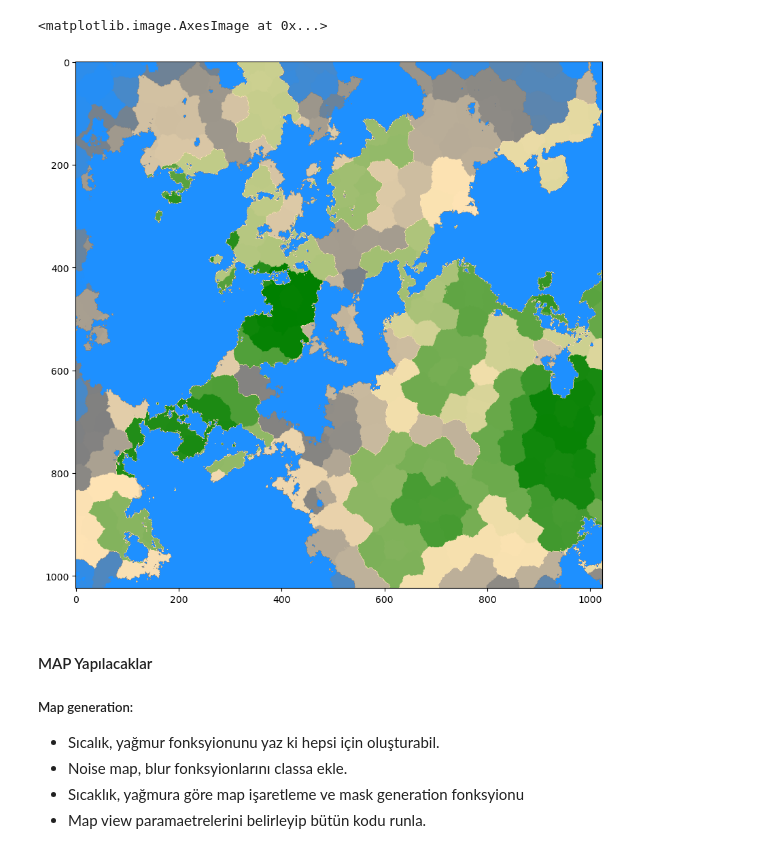
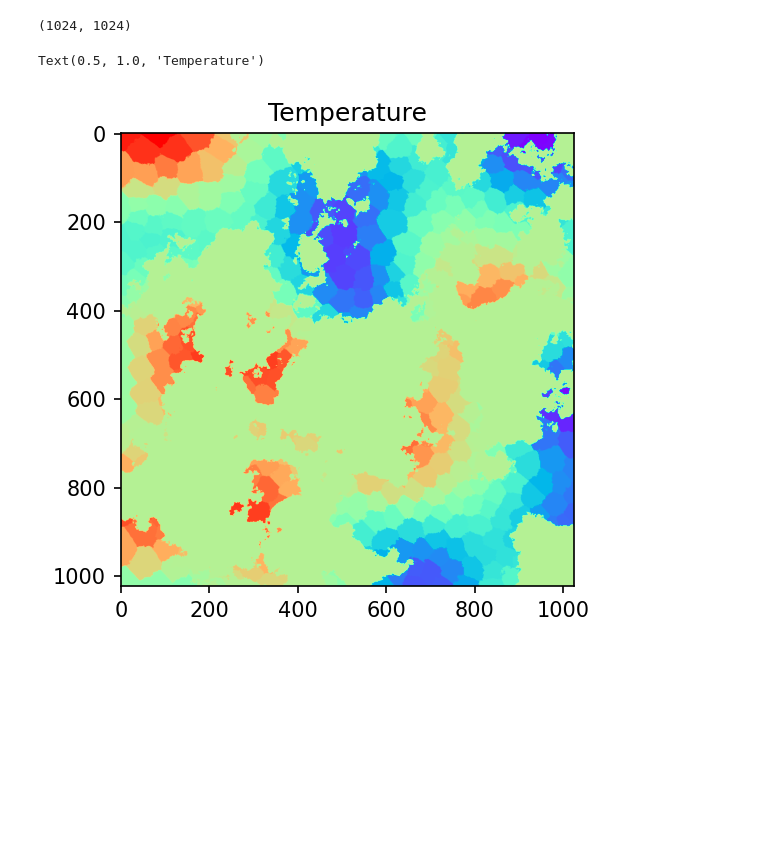
Before and after one commit to cetiners/human_error, a Jupyter notebook: works.ipynb, the cells around one changed output. Drawn from its saved outputs; the diff is of its cells as text; code cells hidden in the pictures; blank space fills up the shorter version.

```diff
--- a/works.ipynb
+++ b/works.ipynb
@@ -30,28 +14,0 @@ axes.imshow(b,cmap)
-# %%
-import numpy as np
-import matplotlib.pyplot as plt
-import matplotlib.colors
-
-cvals  = [0, 0.1,0.5,1]
-colors = ["dodgerblue","gray","moccasin","green"]
-
-norm=plt.Normalize(min(cvals),max(cvals))
-tuples = list(zip(cvals, colors))
-cmap = matplotlib.colors.LinearSegmentedColormap.from_list("", tuples)
-
-fig, axes = plt.subplots(1, 1)
-fig.set_dpi(100)
-fig.set_size_inches(10, 12)
-axes.imshow(blurred_vor_map*mask,cmap)
-# %% [output]
-<matplotlib.image.AxesImage at 0x...>
-[figure, removed]
-# %% [markdown]
-#### MAP Yapılacaklar
-
-##### Map generation:
-
-- Sıcalık, yağmur fonksyionunu yaz ki hepsi için oluşturabil.
-- Noise map, blur fonksyionlarını classa ekle.
-- Sıcaklık, yağmura göre map işaretleme ve mask generation fonksyionu
-- Map view paramaetrelerini belirleyip bütün kodu runla.
@@ -57,0 +60,21 @@ axes.imshow(blurred_vor_map*mask,cmap)
+# %%
+amap = toddler(1024, 2, 20,octaves=1,persistence=0.5)
+uniform_map = histeq(amap, alpha=0.33)
+# %%
+cells = average_cells(deniz.views["land"], amap)
+
+cells = fill_cells(deniz.views["land"], cells)
+# %%
+cells.shape
+# %% [output]
+(1024, 1024)
+# %%
+fig, ax = plt.subplots(1 ,1)
+fig.set_dpi(150)
+fig.set_size_inches(8, 4)
+
+ax.imshow(cells, cmap="rainbow")
+ax.set_title("Temperature")
+# %% [output]
+Text(0.5, 1.0, 'Temperature')
+[figure, added]
```
Also changed, not shown: parts of 10 cells of this notebook, 4 other files.
